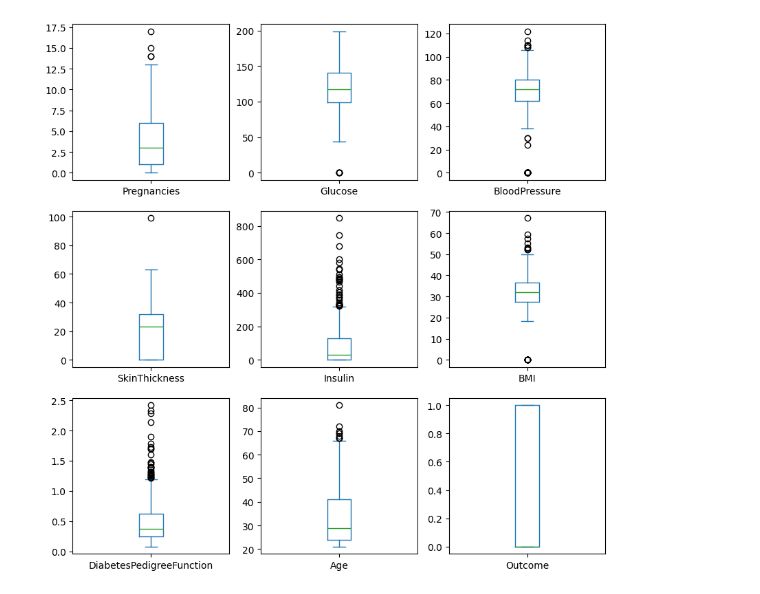
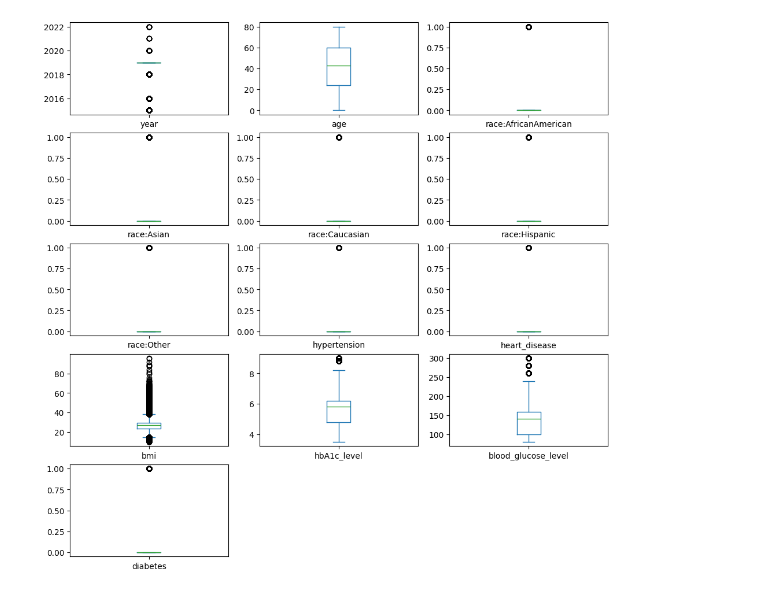
Before and after one commit to pawan0110/MedPredict, a Jupyter notebook: notebooks/eda/Diabetes_EDA.ipynb, the cells around one changed output. Saved outputs shown, nothing was run; the diff lists cells and outputs as text; code cells hidden in the pictures.

```diff
--- a/notebooks/eda/Diabetes_EDA.ipynb
+++ b/notebooks/eda/Diabetes_EDA.ipynb
@@ -8,6 +8,6 @@ import seaborn as sns
 
 %matplotlib inline
 # %%
-df = pd.read_csv("../../datasets/diabetes.csv")
+df = pd.read_csv("../../datasets/diabetes_dataset.csv")
 df.head()
 # %% [output]
@@ -121,6 +138,6 @@ plt.show()
 # %%
-df.plot(kind='box', subplots=True, layout=(3,3), sharex=False, figsize=(10,10))
+df.plot(kind='box', subplots=True, layout=(5,3), sharex=False, figsize=(12,12))
 plt.show()
 # %% [output]
-[figure, old version]
+[figure, new version]
 # %%
```
Also changed, not shown: parts of 14 cells of this notebook, 17 other files.
